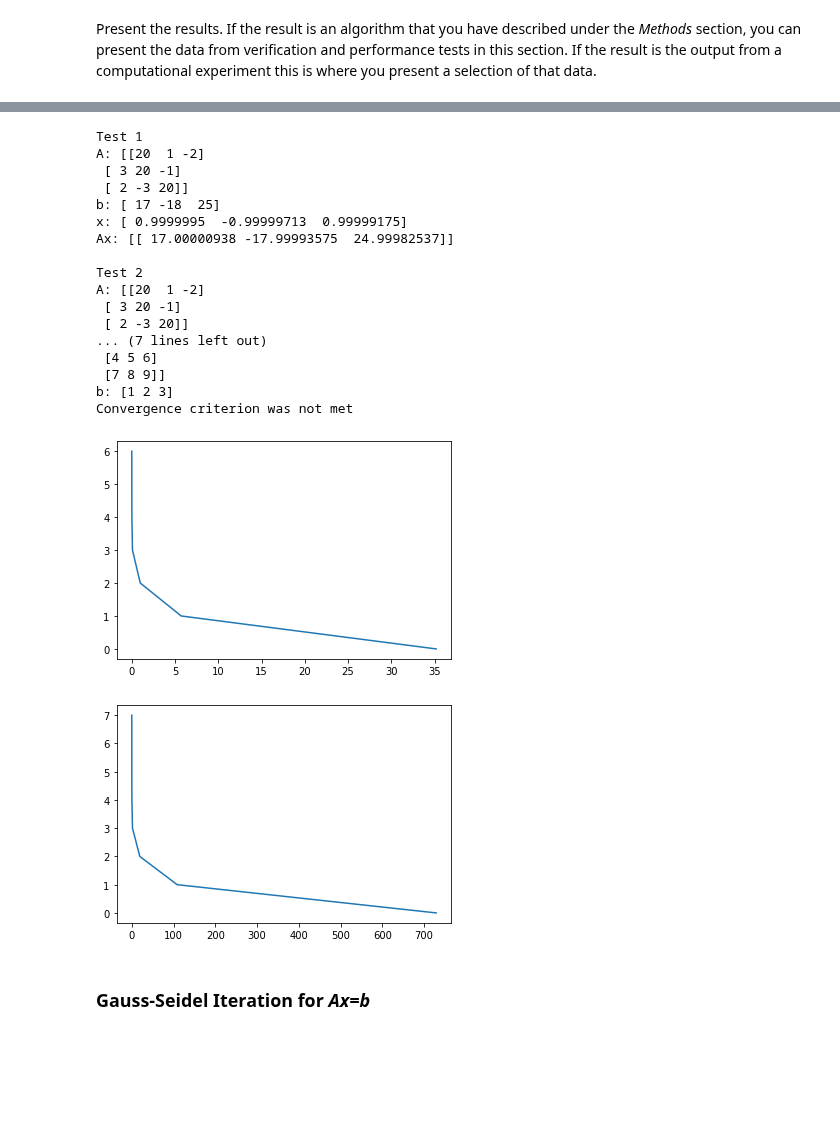
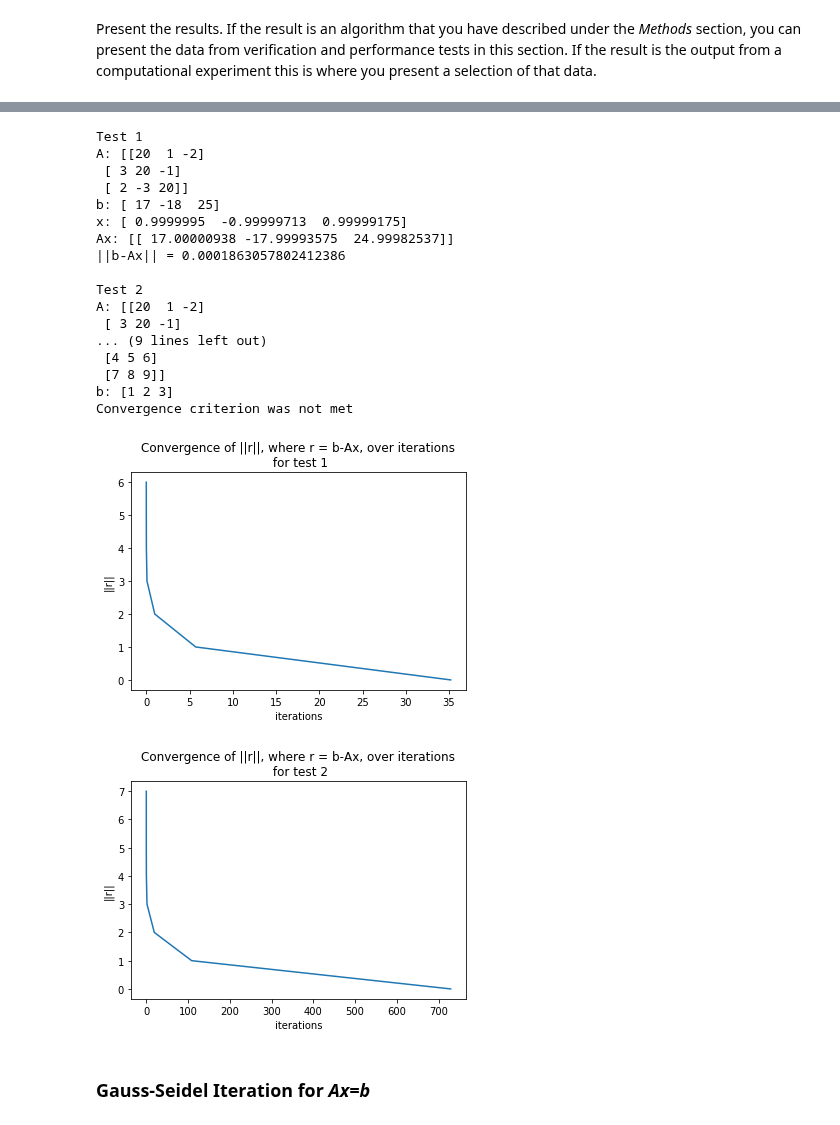
Before and after one commit to johanhoffman/DD2363-VT20, a Jupyter notebook: Lab-3/linde-report-lab-3.ipynb, the cells around one changed output, grey strips where cells are left out. Saved outputs shown, nothing was run; the diff lists cells and outputs as text; code cells hidden in the pictures; blank space fills up the shorter version.

```diff
--- a/Lab-3/linde-report-lab-3.ipynb
+++ b/Lab-3/linde-report-lab-3.ipynb
@@ -79,20 +95,21 @@ Test: convergence of residual || Ax-b ||, || x-y || for manufactured/exact solut
 # %%
-def jacobi_iter(A, b, tol):
+def jacobi_iter(A, b, tol, test):
   # Initialization
   n = A.shape[0]
+  D = np.multiply(A,np.eye(n))
+  A2 = A - D
+  Dinvm = np.multiply(1/A,np.eye(n))
+  Dinv = np.zeros([n,]) # Put values of D inverse in array for faster computation
+  for i in range(n):
+    Dinv[i] = Dinvm[i,i]
   x = np.zeros([n,])
-  r = b - np.matmul(A,x)
-  rs = np.array([np.linalg.norm(r)])
   k = 0
   xnew = x.copy()
   # Jacobi iteration algorithm
+  r = b - np.matmul(A,x)
+  rs = np.array([np.linalg.norm(r)])
   while np.linalg.norm(r) > tol:
-    for i in range(n):
-      sum = 0
-      for j in range(n):
-        if j != i:
-          sum = sum + (A[i,j]*x[j])
-      xnew[i] = (1/A[i,i]) * (b[i] - sum)
+    xnew = np.array(np.multiply(Dinv, b-np.matmul(A2,x)))[0] # implementation of the function
     x = xnew.copy()
     r = b - np.matmul(A,x)
     rs = np.append(rs, np.linalg.norm(r))
@@ -101,9 +118,12 @@ def jacobi_iter(A, b, tol):
   fig = plt.figure()
   rPlt = fig.add_subplot(111)
   rPlt.plot(rs, np.array(range(k+1)))
+  rPlt.set_xlabel("iterations")
+  rPlt.set_ylabel("||r||")
+  plt.title("Convergence of ||r||, where r = b-Ax, over iterations\n for test %i" % test)
   return x
 
-def converge_criterion(A):
+def converge_criterion_J(A):
   n = A.shape[0]
   I = np.eye(n)
   Dinv = np.multiply(1/A,I)
@@ -147,10 +238,11 @@ A = np.matrix([[20,1,-2],[3,20,-1],[2,-3,20]])
 b = np.array([17,-18,25])
 print("A:", A)
 print("b:", b)
-if converge_criterion(A):
-  x = jacobi_iter(A,b,tol)
+if converge_criterion_J(A):
+  x = jacobi_iter(A,b,tol,1)
   print("x:", x)
   print("Ax:",np.matmul(A,x))
+  print("||b-Ax|| =", np.linalg.norm(b-np.matmul(A,x)))
 else:
   print("Convergence criterion was not met")
 
@@ -161,45 +253,47 @@ b = np.array(np.matmul(A,y))[0]
 print("A:", A)
 print("y:", y)
 print("b:", b)
-if converge_criterion(A):
-  x = jacobi_iter(A,b,tol)
+if converge_criterion_J(A):
+  x = jacobi_iter(A,b,tol,2)
   print("x:", x)
   print("Ax:",np.matmul(A,x))
+  print("||y-x|| =", np.linalg.norm(y-x))
 else:
   print("Convergence criterion was not met")
 
 print("\nTest 3")
 A = np.matrix([[1,2,3],[4,5,6],[7,8,9]])
 b = np.array([1,2,3])
 #b = np.array(np.matmul(A,y))[0]
 print("A:", A)
 print("b:", b)
-if converge_criterion(A):
-  x = jacobi_iter(A,b,tol)
+if converge_criterion_J(A):
+  x = jacobi_iter(A,b,tol,3)
   print("x:", x)
   print("Ax:",np.matmul(A,x))
 else:
   print("Convergence criterion was not met")
+print("\n")
 # %% [output]
 Test 1
 A: [[20  1 -2]
  [ 3 20 -1]
  [ 2 -3 20]]
 b: [ 17 -18  25]
 x: [ 0.9999995  -0.99999713  0.99999175]
 Ax: [[ 17.00000938 -17.99993575  24.99982537]]
+||b-Ax|| = 0.0001863057802412386
 
 Test 2
 A: [[20  1 -2]
  [ 3 20 -1]
- [ 2 -3 20]]
-... (7 lines left out)
+... (9 lines left out)
  [4 5 6]
  [7 8 9]]
 b: [1 2 3]
 Convergence criterion was not met
-[figure, old version]
+[figure, new version]
-[figure, old version]
+[figure, new version]
 # %% [markdown]
 ### Gauss-Seidel Iteration for *Ax=b*
 # %% [markdown]
```
Also changed, not shown: parts of 5 cells of this notebook.
